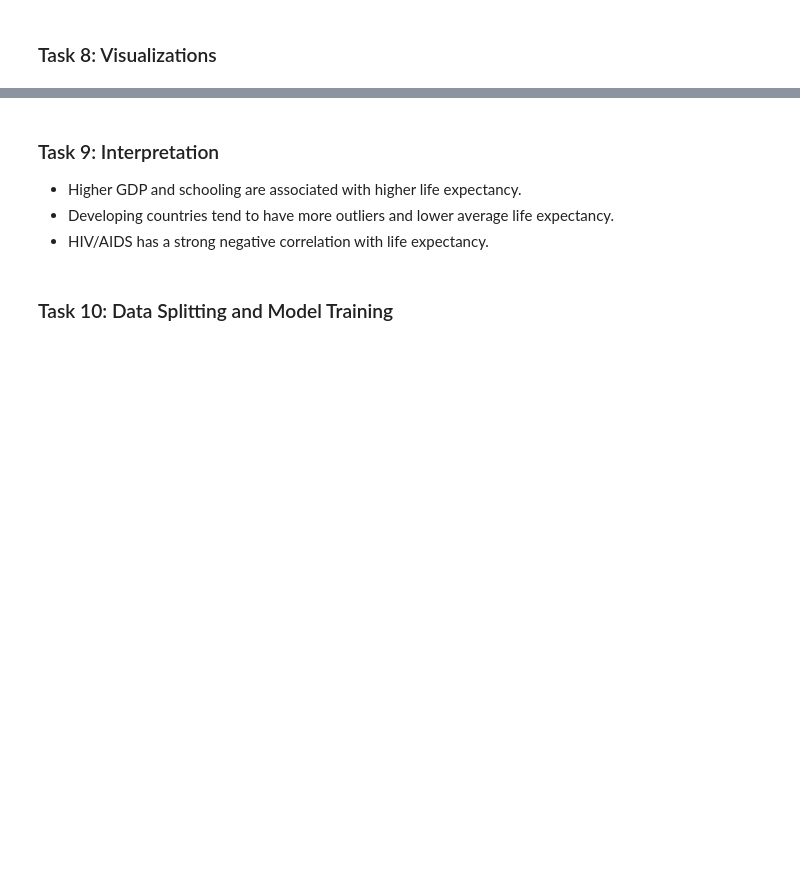
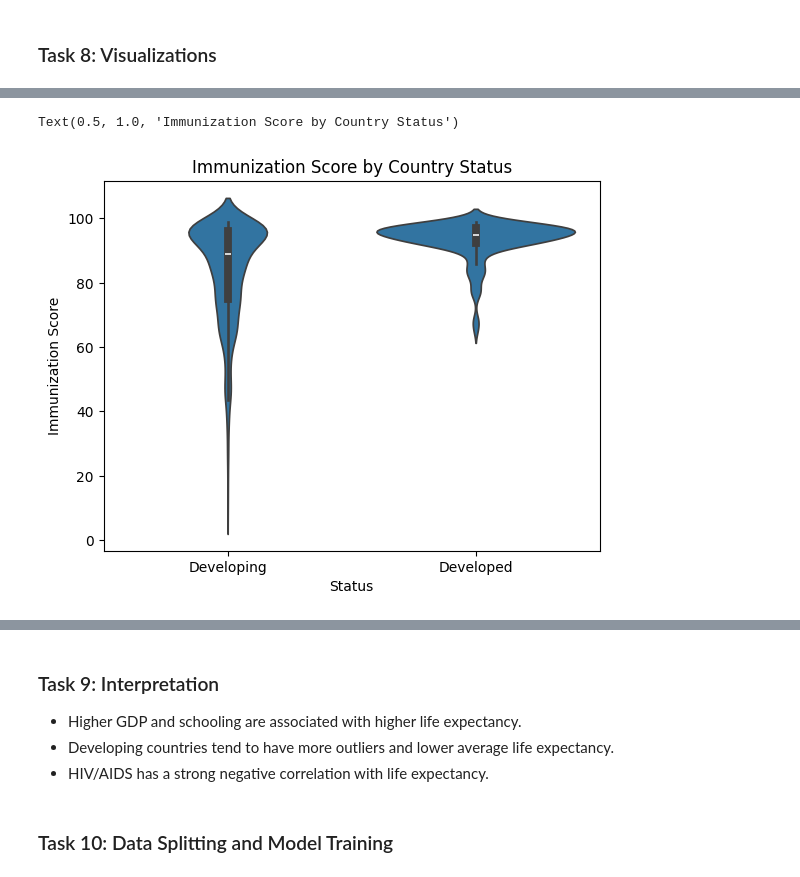
Before and after one commit to Juiana-Kalema/Life_Expectancy, a Jupyter notebook: life_expectancy.ipynb, the cells around one changed output, grey strips where cells are left out. Drawn from its saved outputs; the diff is of its cells as text; code cells hidden in the pictures; blank space fills up the shorter version.

```diff
--- a/life_expectancy.ipynb
+++ b/life_expectancy.ipynb
@@ -637,6 +938,9 @@ plt.show()
 # %%
 sns.violinplot(x='Status', y='Immunization Score', data=df_final)
-plt.title("Immunization Score by Country Type")
+plt.title("Immunization Score by Country Status")
+# %% [output]
+Text(0.5, 1.0, 'Immunization Score by Country Status')
+[figure, added]
 # %%
 plt.figure(figsize=(8,6))
 sns.scatterplot(data=df, x='Alcohol', y='Life expectancy', hue='Status')
```
Also changed, not shown: parts of 35 cells of this notebook.
